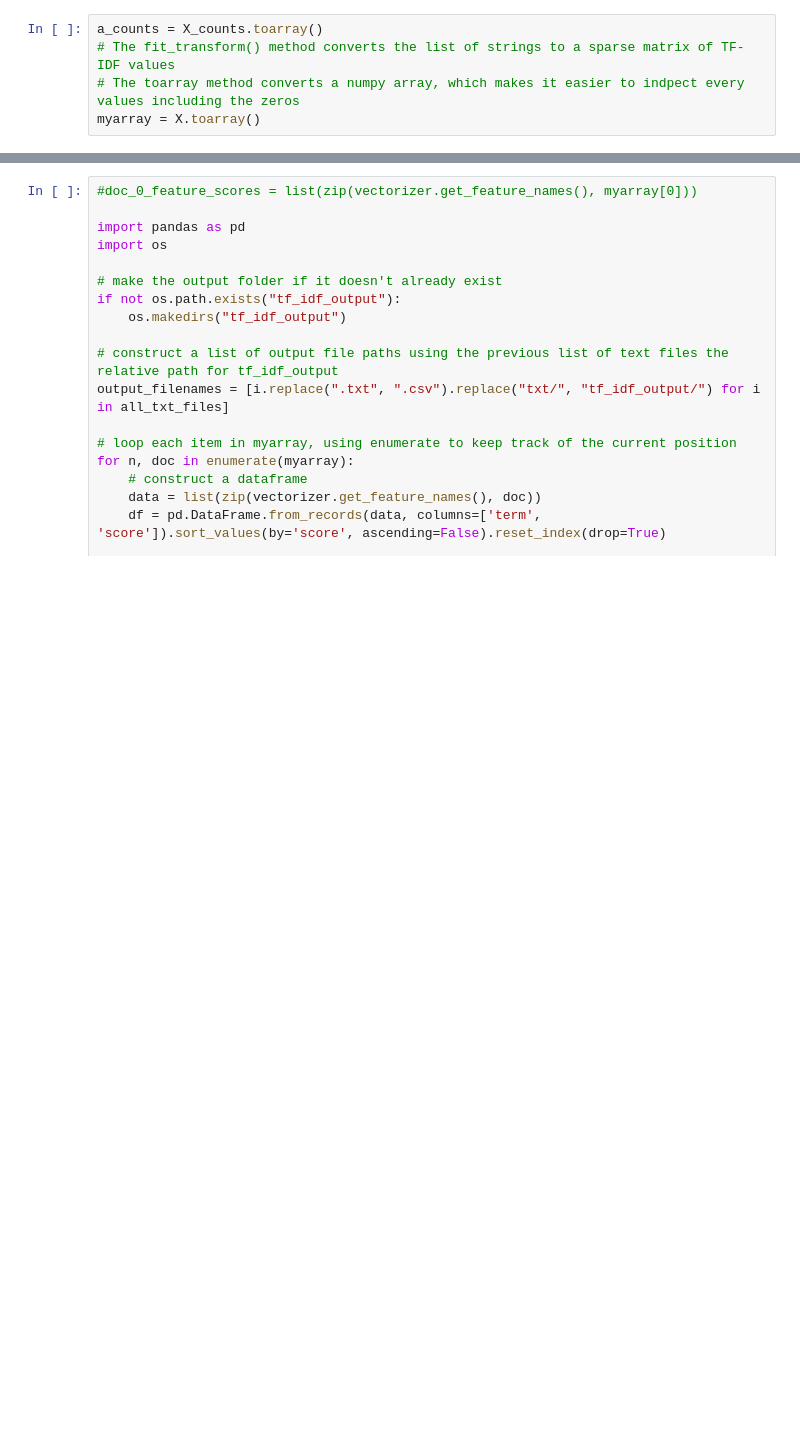
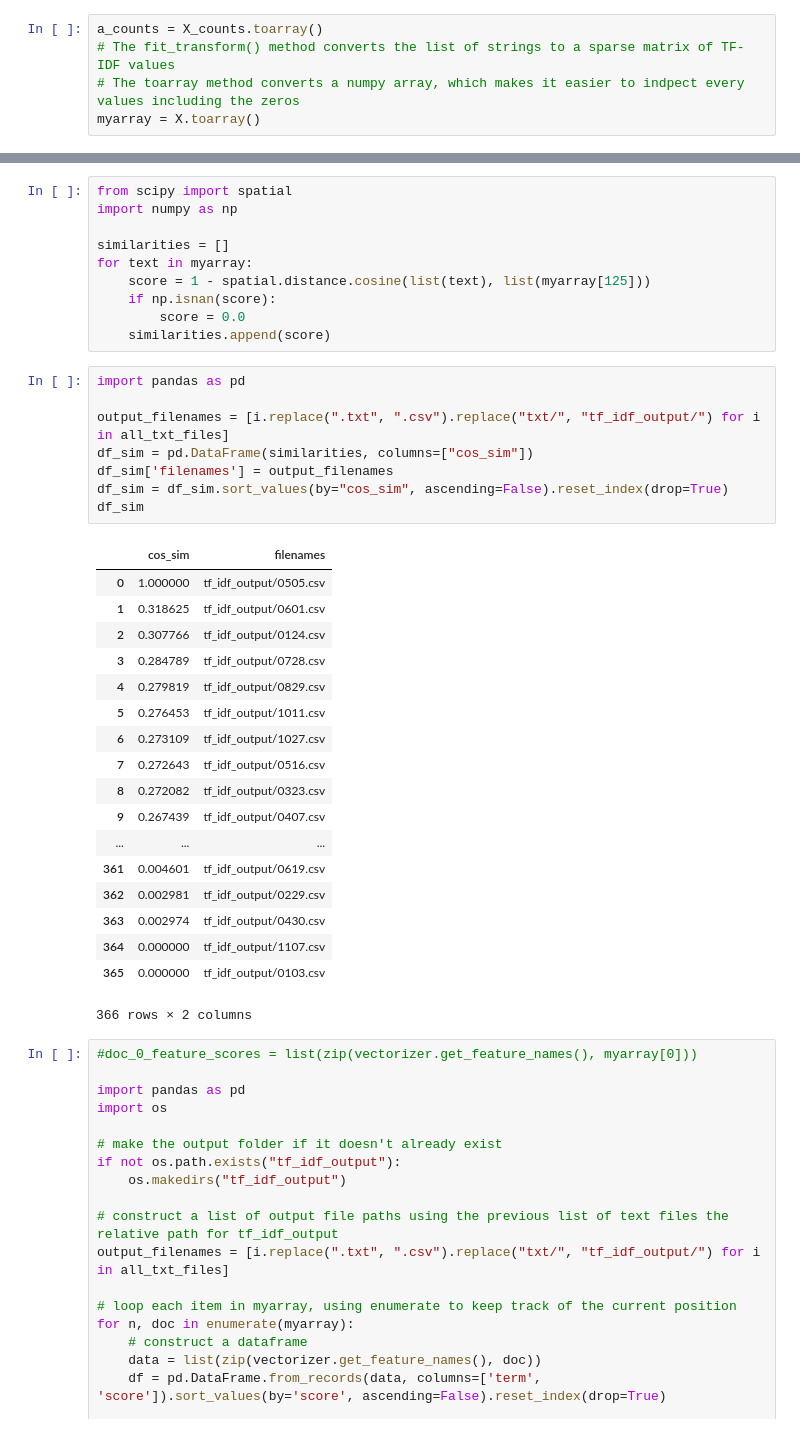
Before and after one commit to mjlavin80/tf-idf-programming-historian-draft, a Jupyter notebook: ExploreFiles.ipynb, the cells around one changed output, grey strips where cells are left out. Drawn from its saved outputs; the diff is of its cells as text; blank space fills up the shorter version.

```diff
--- a/ExploreFiles.ipynb
+++ b/ExploreFiles.ipynb
@@ -63,5 +63,42 @@ len(a)
 # %% [output]
 366
+# %%
+from scipy import spatial
+import numpy as np
+
+similarities = []
+for text in myarray:
+    score = 1 - spatial.distance.cosine(list(text), list(myarray[125]))
+    if np.isnan(score):
+        score = 0.0
+    similarities.append(score)
+# %%
+import pandas as pd
+
+output_filenames = [i.replace(".txt", ".csv").replace("txt/", "tf_idf_output/") for i in all_txt_files]
+df_sim = pd.DataFrame(similarities, columns=["cos_sim"])
+df_sim['filenames'] = output_filenames
+df_sim = df_sim.sort_values(by="cos_sim", ascending=False).reset_index(drop=True)
+df_sim
+# %% [output]
+|  | cos_sim | filenames |
+| 0 | 1.000000 | tf_idf_output/0505.csv |
+| 1 | 0.318625 | tf_idf_output/0601.csv |
+| 2 | 0.307766 | tf_idf_output/0124.csv |
+| 3 | 0.284789 | tf_idf_output/0728.csv |
+| 4 | 0.279819 | tf_idf_output/0829.csv |
+| 5 | 0.276453 | tf_idf_output/1011.csv |
+| 6 | 0.273109 | tf_idf_output/1027.csv |
+| 7 | 0.272643 | tf_idf_output/0516.csv |
+| 8 | 0.272082 | tf_idf_output/0323.csv |
+| 9 | 0.267439 | tf_idf_output/0407.csv |
+| ... | ... | ... |
+| 361 | 0.004601 | tf_idf_output/0619.csv |
+| 362 | 0.002981 | tf_idf_output/0229.csv |
+| 363 | 0.002974 | tf_idf_output/0430.csv |
+| 364 | 0.000000 | tf_idf_output/1107.csv |
+| 365 | 0.000000 | tf_idf_output/0103.csv |
+366 rows × 2 columns
 # %%
 #doc_0_feature_scores = list(zip(vectorizer.get_feature_names(), myarray[0]))
 
```
Also changed, not shown: parts of 2 cells of this notebook, 2 other files.
